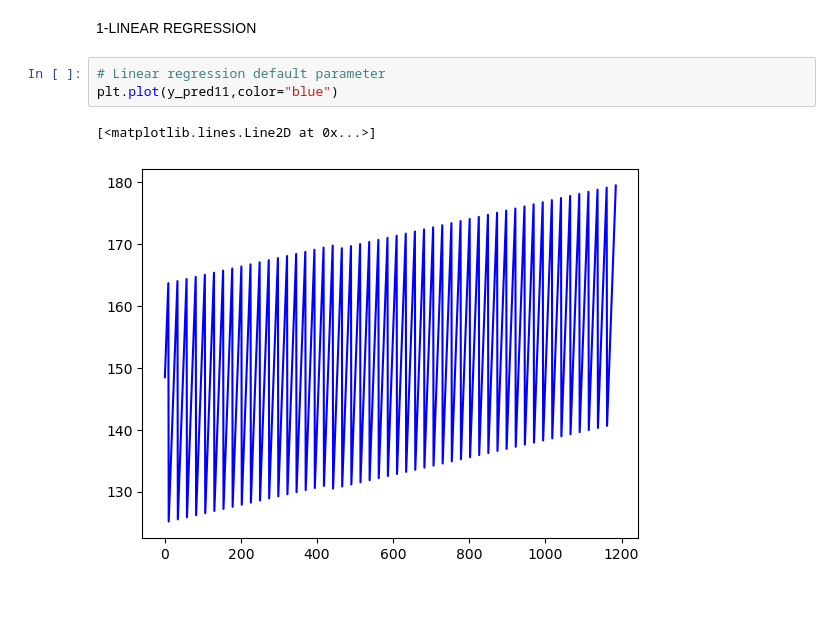
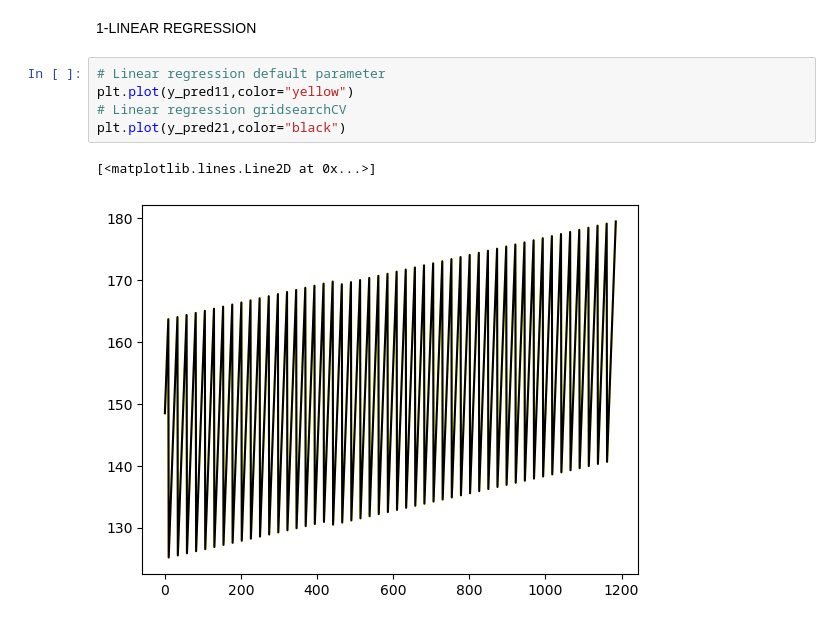
Before and after one commit to Feddyhub/supervised-learning-SearchGridCV-hyperparameter-optimization-exercise, a Jupyter notebook: task5-checkpoint.ipynb, the cells around one changed output. Saved outputs shown, nothing was run; the diff lists cells and outputs as text.

```diff
--- a/task5-checkpoint.ipynb
+++ b/task5-checkpoint.ipynb
@@ -561,7 +561,9 @@ print(rmse_lgbm_gridmodel)
 1-LINEAR REGRESSION
 # %%
 # Linear regression default parameter
-plt.plot(y_pred11,color="blue")
+plt.plot(y_pred11,color="yellow")
+# Linear regression gridsearchCV
+plt.plot(y_pred21,color="black")
 # %% [output]
 [<matplotlib.lines.Line2D at 0x...>]
-[figure, old version]
+[figure, new version]
```
Also changed, not shown: parts of 32 cells of this notebook.
